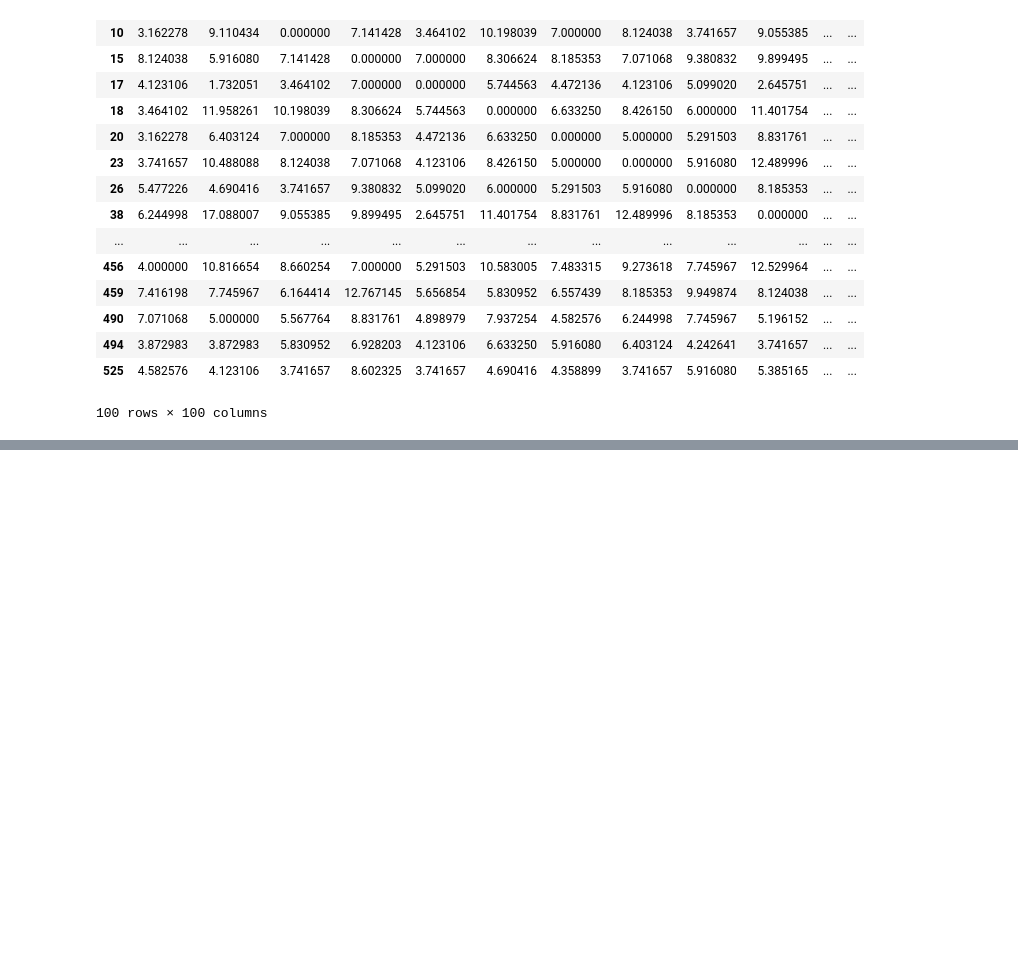
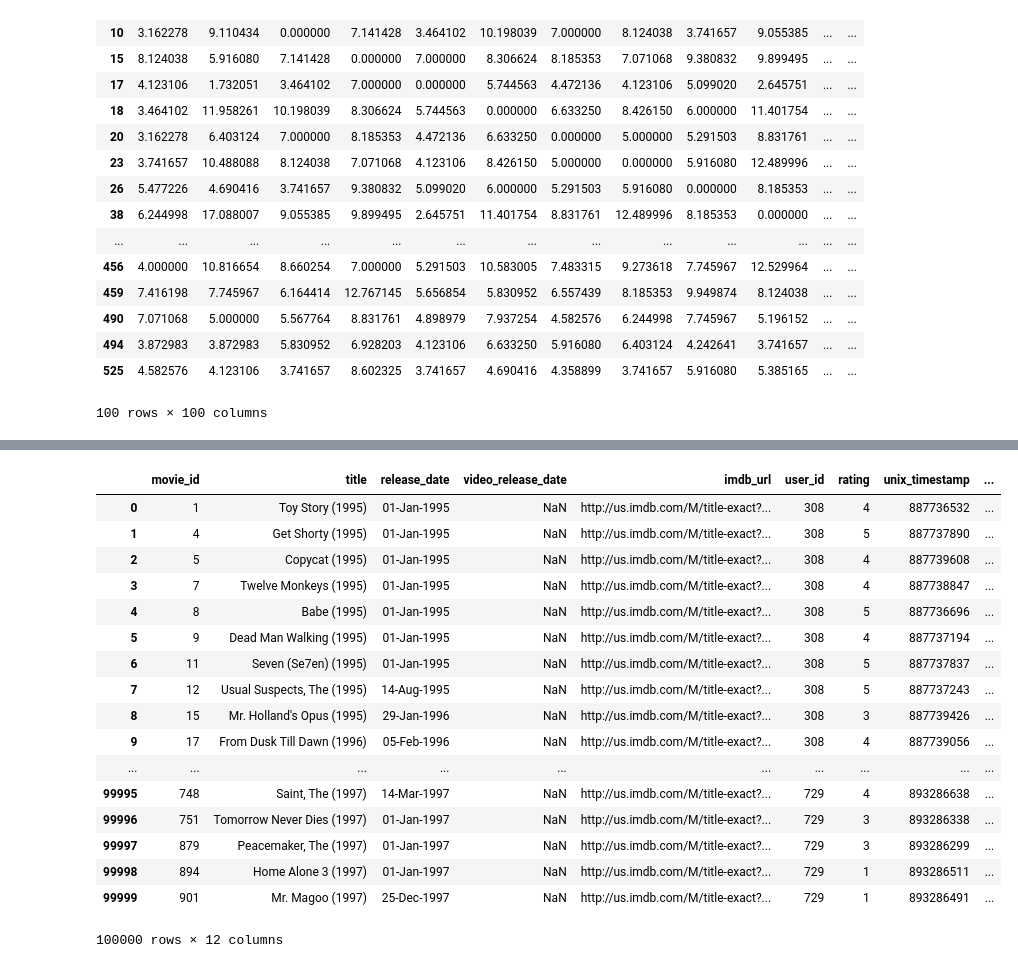
Before and after one commit to rajeshponnala/Python-Data-Science, a Jupyter notebook: MovieLens.ipynb, the cells around one changed output, grey strips where cells are left out. Saved outputs shown, nothing was run; the diff lists cells and outputs as text; code cells hidden in the pictures; blank space fills up the shorter version.

```diff
--- a/MovieLens.ipynb
+++ b/MovieLens.ipynb
@@ -22,0 +82,21 @@ get_movie_distance_table(lens)
+# %%
+lens
+# %% [output]
+|  | movie_id | title | release_date | video_release_date | imdb_url | user_id | rating | unix_timestamp | ... |
+| 0 | 1 | Toy Story (1995) | 01-Jan-1995 | NaN | http://us.imdb.com/M/title-exact?... | 308 | 4 | 887736532 | ... |
+| 1 | 4 | Get Shorty (1995) | 01-Jan-1995 | NaN | http://us.imdb.com/M/title-exact?... | 308 | 5 | 887737890 | ... |
+| 2 | 5 | Copycat (1995) | 01-Jan-1995 | NaN | http://us.imdb.com/M/title-exact?... | 308 | 4 | 887739608 | ... |
+| 3 | 7 | Twelve Monkeys (1995) | 01-Jan-1995 | NaN | http://us.imdb.com/M/title-exact?... | 308 | 4 | 887738847 | ... |
+| 4 | 8 | Babe (1995) | 01-Jan-1995 | NaN | http://us.imdb.com/M/title-exact?... | 308 | 5 | 887736696 | ... |
+| 5 | 9 | Dead Man Walking (1995) | 01-Jan-1995 | NaN | http://us.imdb.com/M/title-exact?... | 308 | 4 | 887737194 | ... |
+| 6 | 11 | Seven (Se7en) (1995) | 01-Jan-1995 | NaN | http://us.imdb.com/M/title-exact?... | 308 | 5 | 887737837 | ... |
+| 7 | 12 | Usual Suspects, The (1995) | 14-Aug-1995 | NaN | http://us.imdb.com/M/title-exact?... | 308 | 5 | 887737243 | ... |
+| 8 | 15 | Mr. Holland's Opus (1995) | 29-Jan-1996 | NaN | http://us.imdb.com/M/title-exact?... | 308 | 3 | 887739426 | ... |
+| 9 | 17 | From Dusk Till Dawn (1996) | 05-Feb-1996 | NaN | http://us.imdb.com/M/title-exact?... | 308 | 4 | 887739056 | ... |
+| ... | ... | ... | ... | ... | ... | ... | ... | ... | ... |
+| 99995 | 748 | Saint, The (1997) | 14-Mar-1997 | NaN | http://us.imdb.com/M/title-exact?... | 729 | 4 | 893286638 | ... |
+| 99996 | 751 | Tomorrow Never Dies (1997) | 01-Jan-1997 | NaN | http://us.imdb.com/M/title-exact?... | 729 | 3 | 893286338 | ... |
+| 99997 | 879 | Peacemaker, The (1997) | 01-Jan-1997 | NaN | http://us.imdb.com/M/title-exact?... | 729 | 3 | 893286299 | ... |
+| 99998 | 894 | Home Alone 3 (1997) | 01-Jan-1997 | NaN | http://us.imdb.com/M/title-exact?... | 729 | 1 | 893286511 | ... |
+| 99999 | 901 | Mr. Magoo (1997) | 25-Dec-1997 | NaN | http://us.imdb.com/M/title-exact?... | 729 | 1 | 893286491 | ... |
+100000 rows × 12 columns
```
Also changed, not shown: parts of 6 cells of this notebook, 1 other file.
